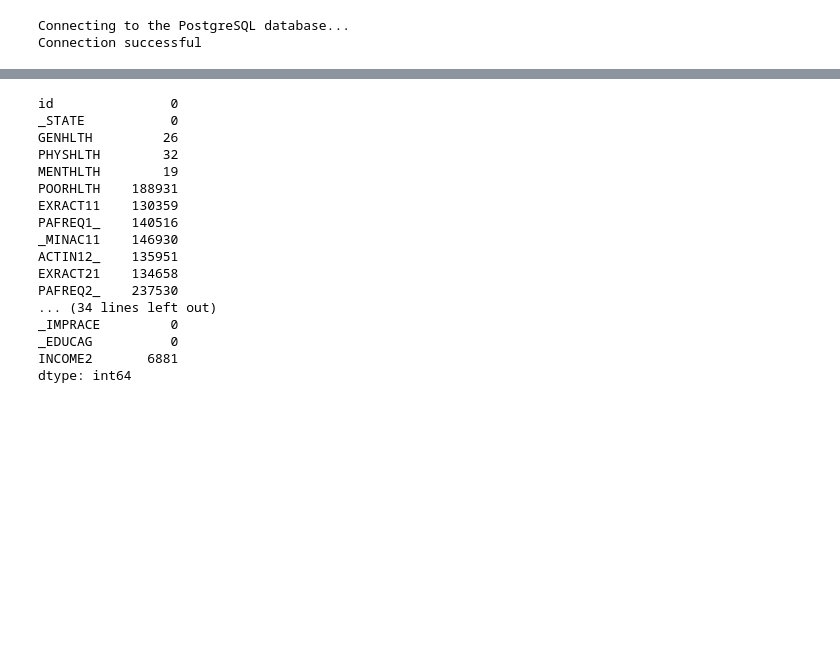
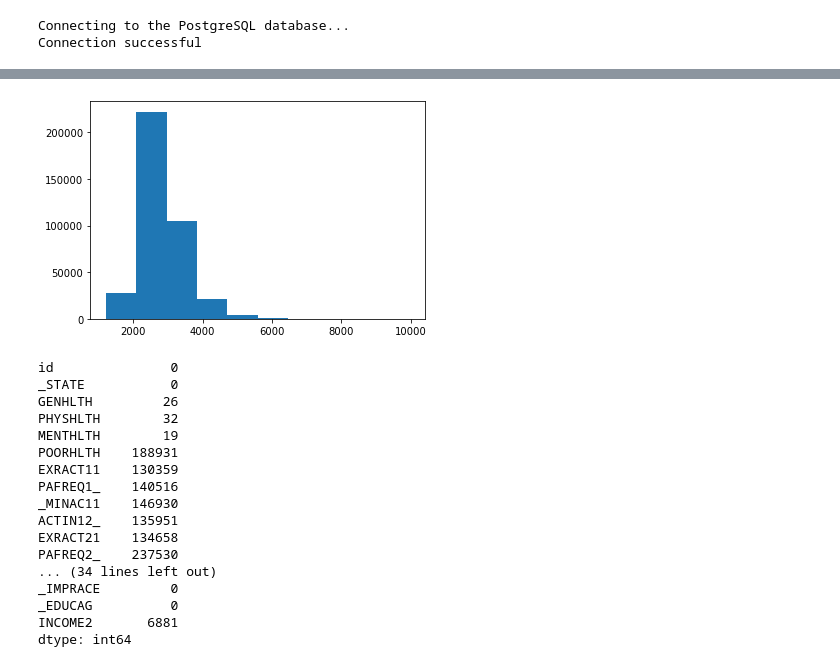
Before and after one commit to EMarksCyr/Final_Project_Health_Outcome_Prediction, a Jupyter notebook: analysis/data_exploration_choropleths.ipynb, the cells around one changed output, grey strips where cells are left out. Drawn from its saved outputs; the diff is of its cells as text; code cells hidden in the pictures; blank space fills up the shorter version.

```diff
--- a/analysis/data_exploration_choropleths.ipynb
+++ b/analysis/data_exploration_choropleths.ipynb
@@ -137,3 +137,13 @@ health_behaviour_df.head()
 # %%
 #filling blank spaces with NaN
 health_behaviour_df = health_behaviour_df.fillna(value=np.nan)
+# %%
+#test distribution of ratio variables
+bmi = health_behaviour_df['_BMI5'].values.tolist()
+#print('mean=%.3f stdv=%.3f' % (mean(bmi), std(bmi)))
+
+from matplotlib import pyplot
+pyplot.hist(bmi)
+pyplot.show()
+# %% [output]
+[figure, added]
```
Also changed, not shown: parts of 4 cells of this notebook, 4 other files.
